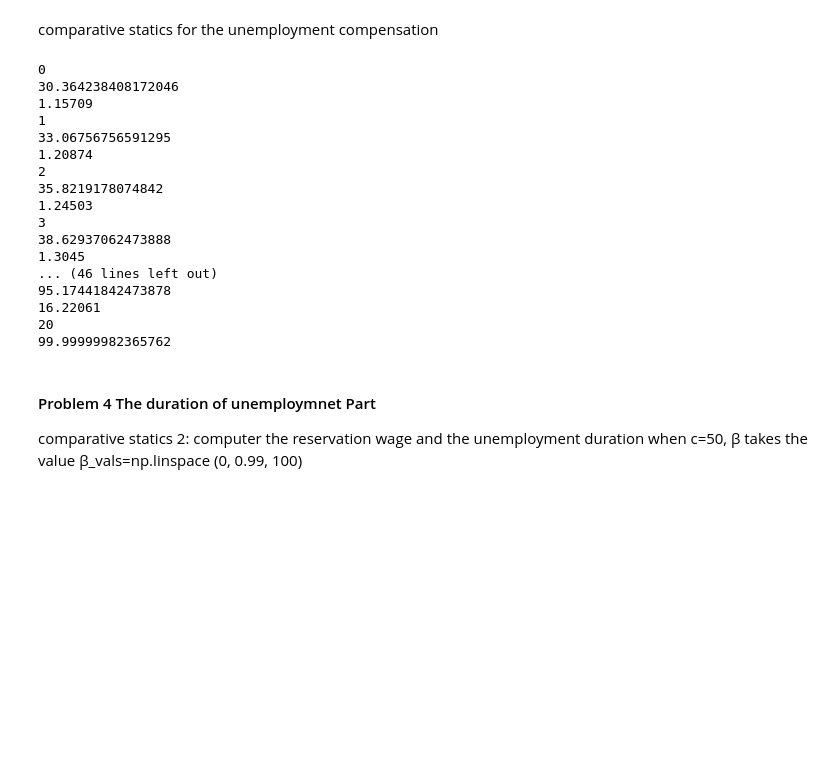
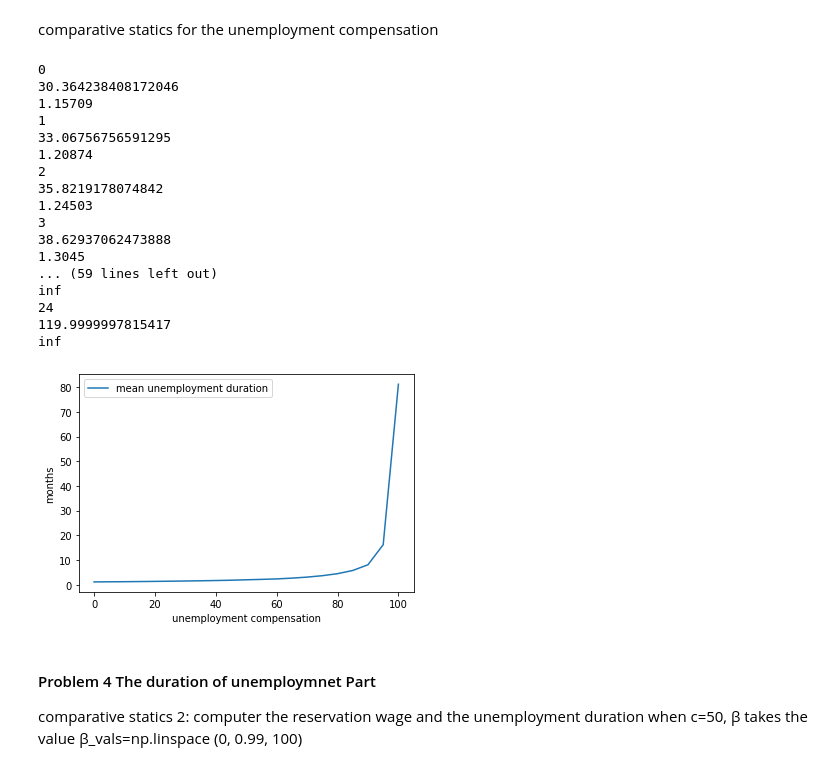
Before and after one commit to HuangruiChu/ECON211, a Jupyter notebook: Huangrui_Chu_Job_Searching_Model.ipynb, the cells around one changed output. Drawn from its saved outputs; the diff is of its cells as text; code cells hidden in the pictures; blank space fills up the shorter version.

```diff
--- a/Huangrui_Chu_Job_Searching_Model.ipynb
+++ b/Huangrui_Chu_Job_Searching_Model.ipynb
@@ -309,11 +313,17 @@ cdf = np.cumsum(q_default)
 
 @jit(nopython=True)
 def compute_stopping_time(w_bar, seed=1234):
-
+    #if w_bar is larger than the w_max:
+    #then this person will never try to find a job,
+    # thus, I should return 1000 to indicate that this man will never be
+    #satisfied
+    if w_bar>np.max(w_default):
+      return np.Inf
     np.random.seed(seed)
     t = 1
     while True:
         # Generate a wage draw
+
         w = w_default[qe.random.draw(cdf)]
         # Stop when the draw is above the reservation wage
         if w >= w_bar:
@@ -321,7 +331,7 @@ def compute_stopping_time(w_bar, seed=1234):
             break
         else:
             t += 1
-        elif w_bar>
+
     return stopping_time
 
 @jit(nopython=True)
@@ -334,38 +344,39 @@ def compute_mean_stopping_time(w_bar, num_reps=100000):
 c_vals = np.linspace(0, 120, 25)### change parameter of the unemployment conpensation
 stop_times = np.empty_like(c_vals)
 for i, c in enumerate(c_vals):
     mcm = McCallModel(c=c, β=β)
     w_bar = compute_reservation_wage(mcm)
     print(i)
     print(w_bar)
     stop_times[i] = compute_mean_stopping_time(w_bar)
     print(stop_times[i])
 
 fig, ax = plt.subplots()
 
 ax.plot(c_vals, stop_times, label="mean unemployment duration")
 ax.set(xlabel="unemployment compensation", ylabel="months")
 ax.legend()
 
 plt.show()
 # %% [output]
 0
 30.364238408172046
 1.15709
 1
 33.06756756591295
 1.20874
 2
 35.8219178074842
 1.24503
 3
 38.62937062473888
 1.3045
-... (46 lines left out)
-95.17441842473878
-16.22061
-20
-99.99999982365762
+... (59 lines left out)
+inf
+24
+119.9999997815417
+inf
+[figure, added]
 # %% [markdown]
 #### Problem 4 The duration of unemploymnet Part
 comparative statics 2: computer the reservation wage and the unemployment duration when c=50, β takes the value β_vals=np.linspace (0, 0.99, 100)
```
Also changed, not shown: parts of 6 cells of this notebook.
